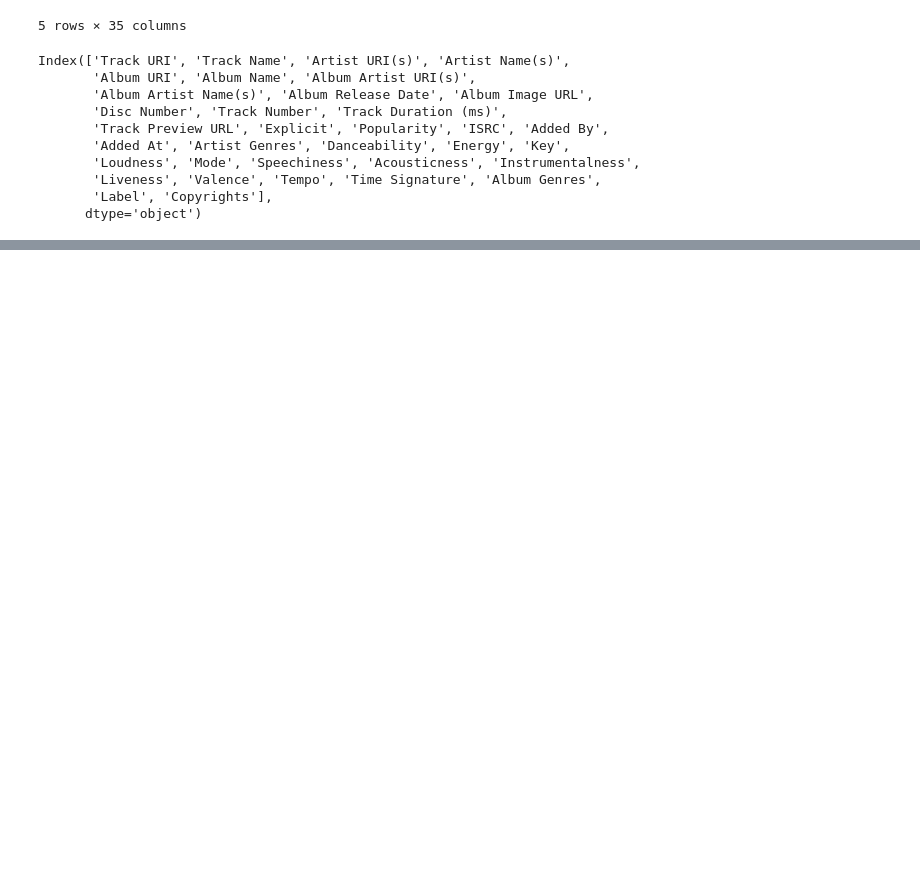
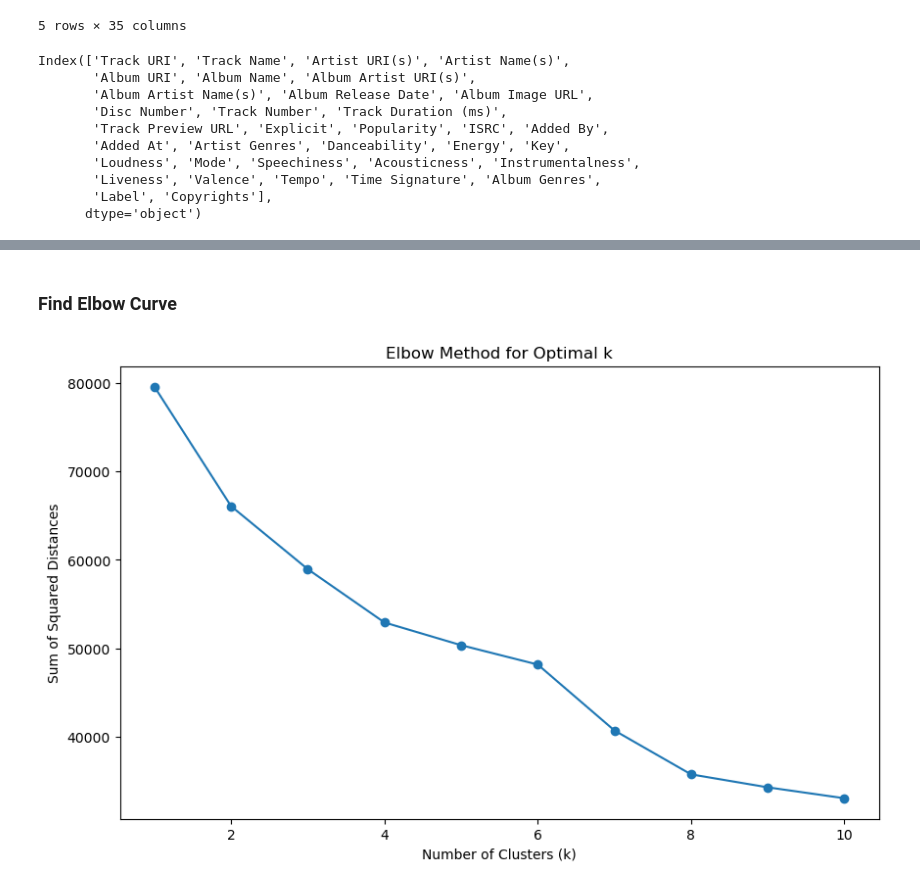
Before and after one commit to dennybett/Song-Recommendation-System, a Jupyter notebook: main.ipynb, the cells around one changed output, grey strips where cells are left out. Cells and saved outputs as stored; diff of their text form; code cells hidden in the pictures; blank space fills up the shorter version.

```diff
--- a/main.ipynb
+++ b/main.ipynb
@@ -549,0 +183,19 @@ df_with_top_genres.head()
+# %%
+# call the scaler
+scaler_minmax = MinMaxScaler()
+scaler_standardscaler = StandardScaler()
+
+# create our features dataframe
+df_features = df_data[['danceability', 'energy', 'speechiness',
+       'acousticness', 'instrumentalness', 'liveness', 'valence', 'tempo']]
+
+# Scale the data
+df_features_minmax_scaled = scaler_minmax.fit_transform(df_features)
+df_features_stdscaler_scaled = scaler_standardscaler.fit_transform(df_features)
+# %% [markdown]
+### Find Elbow Curve
+# %%
+# Create the elbow curve with Standard Scaler
+ssd_ss = utils.elbow_method(df_features_stdscaler_scaled, 10)
+# %% [output]
+[figure, added]
```
Also changed, not shown: parts of 73 cells of this notebook, 1 other file.
